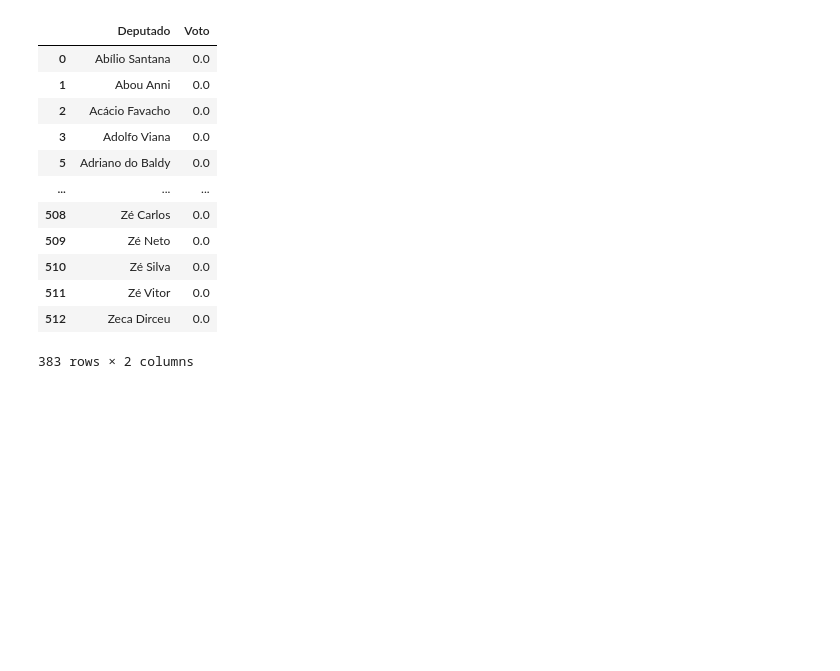
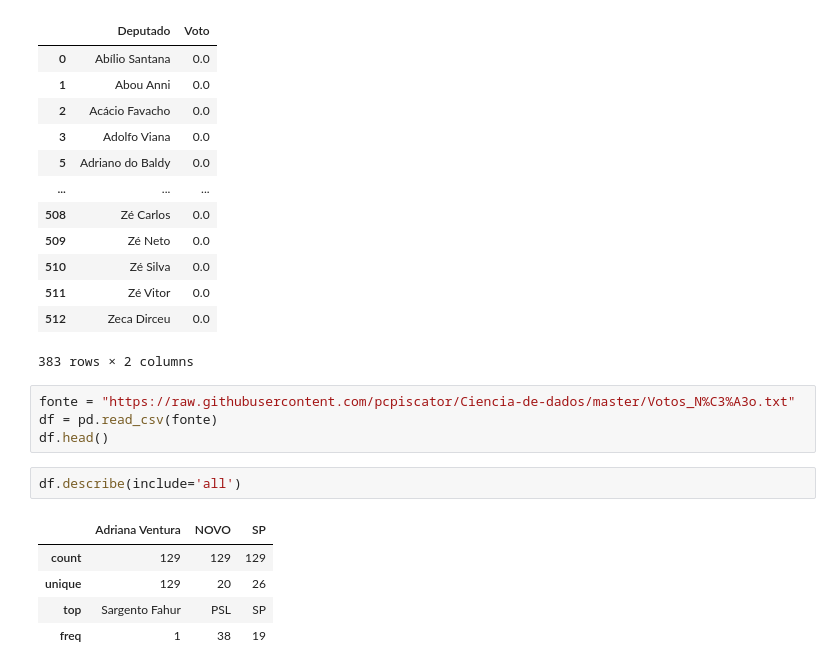
Before and after one commit to pcpiscator/Ciencia-de-dados, a Jupyter notebook: camara_X_stf.ipynb, the cells around one changed output. Saved outputs shown, nothing was run; the diff lists cells and outputs as text; blank space fills up the shorter version.

```diff
--- a/camara_X_stf.ipynb
+++ b/camara_X_stf.ipynb
@@ -226,3 +226,15 @@ dados.query("Voto != 1")[['Deputado',"Voto"]]
 | 511 | Zé Vitor | 0.0 |
 | 512 | Zeca Dirceu | 0.0 |
 383 rows × 2 columns
+# %%
+fonte = "https://raw.githubusercontent.com/pcpiscator/Ciencia-de-dados/master/Votos_N%C3%A3o.txt"
+df = pd.read_csv(fonte)
+df.head()
+# %%
+df.describe(include='all')
+# %% [output]
+|  | Adriana Ventura | NOVO | SP |
+| count | 129 | 129 | 129 |
+| unique | 129 | 20 | 26 |
+| top | Sargento Fahur | PSL | SP |
+| freq | 1 | 38 | 19 |
```
Also changed, not shown: parts of 3 cells of this notebook.
